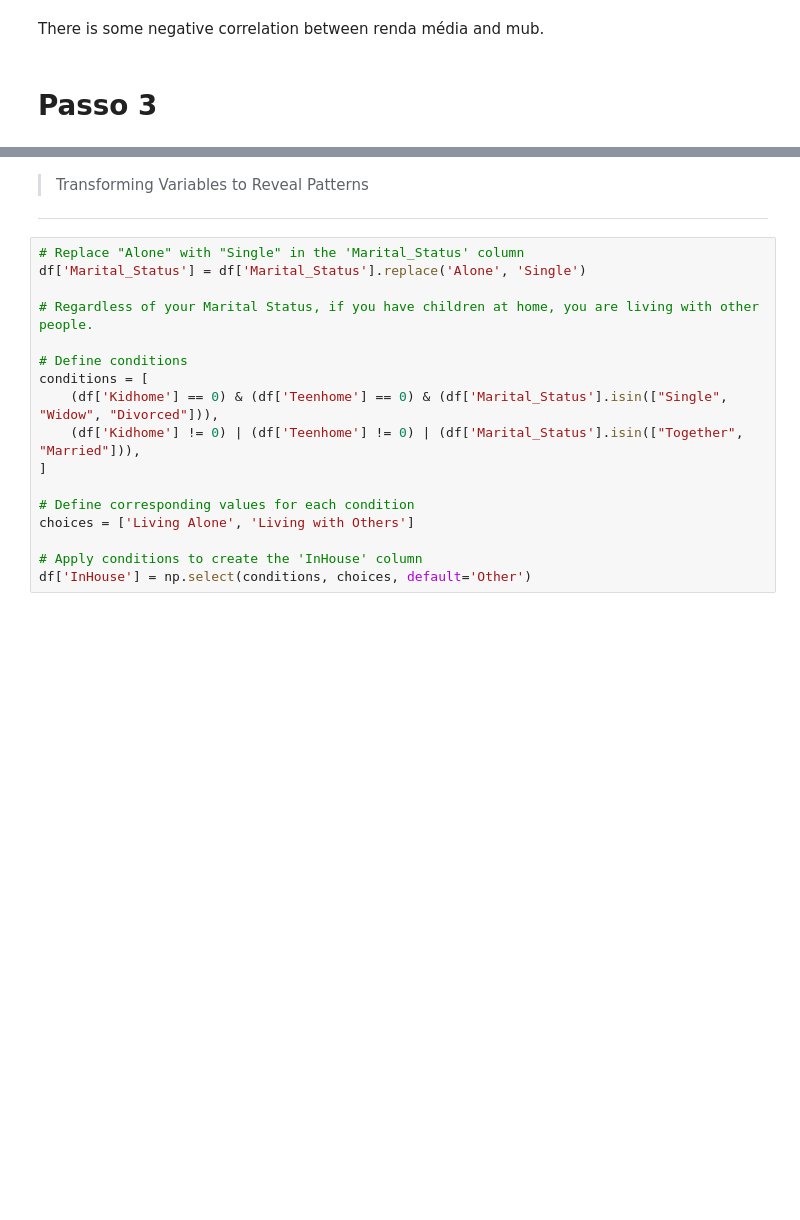
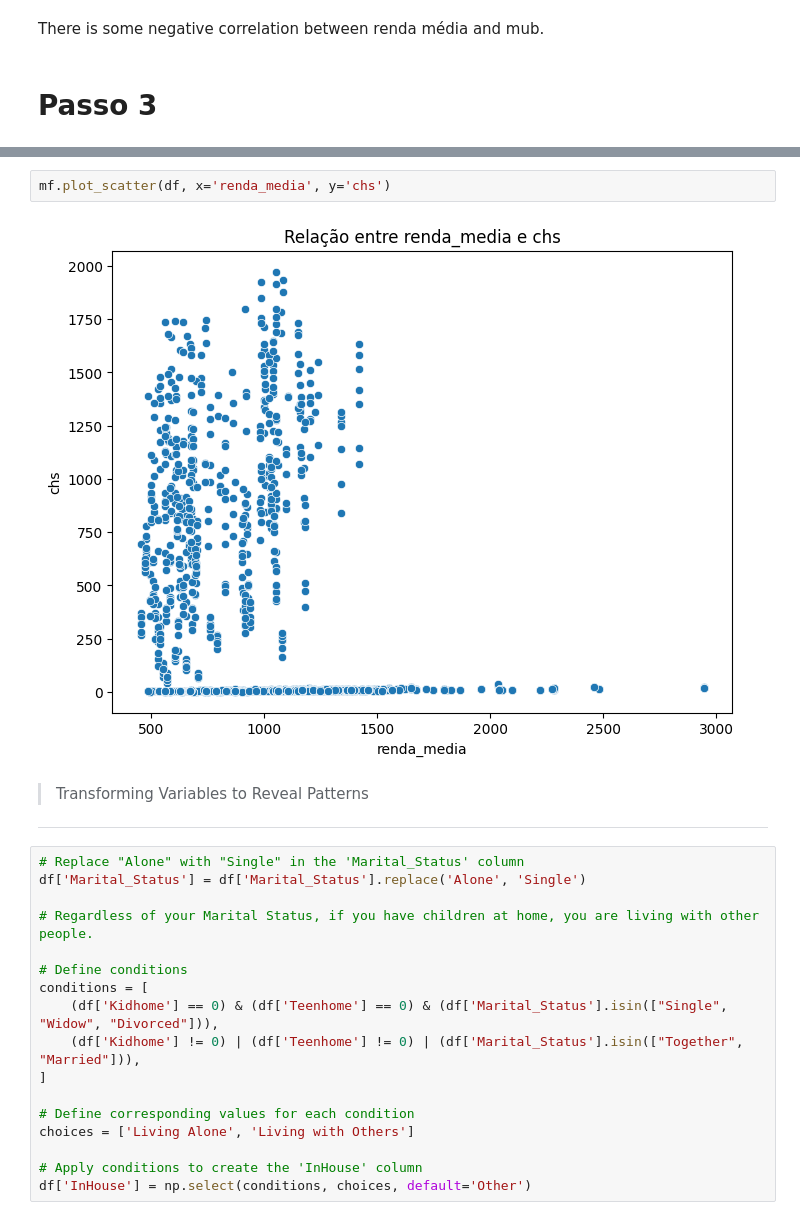
Before and after one commit to j4-metrics/Case-Ifood---Data-Analyst, a Jupyter notebook: PS_Ifood_Data_Analyst.ipynb, the cells around one changed output, grey strips where cells are left out. Saved outputs shown, nothing was run; the diff lists cells and outputs as text; blank space fills up the shorter version.

```diff
--- a/PS_Ifood_Data_Analyst.ipynb
+++ b/PS_Ifood_Data_Analyst.ipynb
@@ -241,3 +299,7 @@ There is some negative correlation between renda média and mub.
+# %%
+mf.plot_scatter(df, x='renda_media', y='chs')
+# %% [output]
+[figure, added]
 # %% [markdown]
 > Transforming Variables to Reveal Patterns
 ___
```
Also changed, not shown: parts of 6 cells of this notebook, 1 other file.
